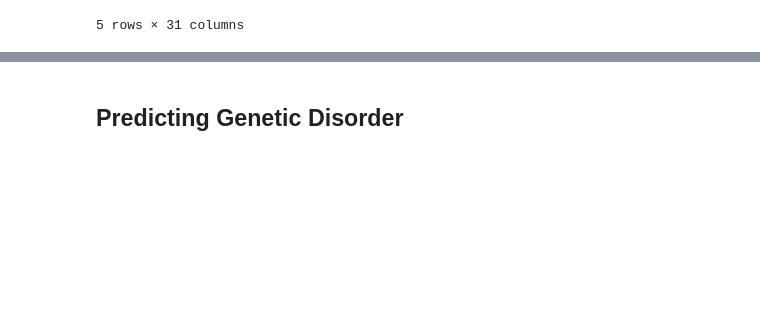
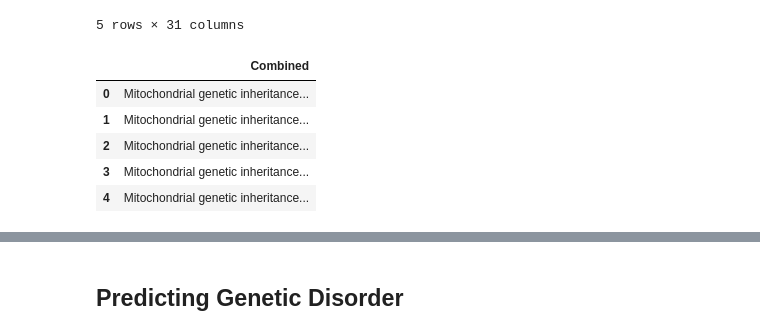
Before and after one commit to DavidHuang0621/Genomes-GeneticDisorders, a Jupyter notebook: models.ipynb, the cells around one changed output, grey strips where cells are left out. Saved outputs shown, nothing was run; the diff lists cells and outputs as text; code cells hidden in the pictures; blank space fills up the shorter version.

```diff
--- a/models.ipynb
+++ b/models.ipynb
@@ -31,6 +33,18 @@ df2.head()
 df = df.iloc[: , 1:]
 # %%
 df2 = df2.iloc[: , 1:]
+# %%
+balanced_x = balanced_x.iloc[:, 1:]
+balanced_y = balanced_y.iloc[:, 1:]
+# %%
+balanced_y.head()
+# %% [output]
+|  | Combined |
+| 0 | Mitochondrial genetic inheritance... |
+| 1 | Mitochondrial genetic inheritance... |
+| 2 | Mitochondrial genetic inheritance... |
+| 3 | Mitochondrial genetic inheritance... |
+| 4 | Mitochondrial genetic inheritance... |
 # %%
 df2['Disorder+Subclass'] = df2['Genetic Disorder'] + ' - ' + df2['Disorder Subclass']
 df_train = df2.drop(["Genetic Disorder", "Disorder Subclass", "Disorder+Subclass"], axis=1)
```
Also changed, not shown: parts of 24 cells of this notebook, 1 other file.
